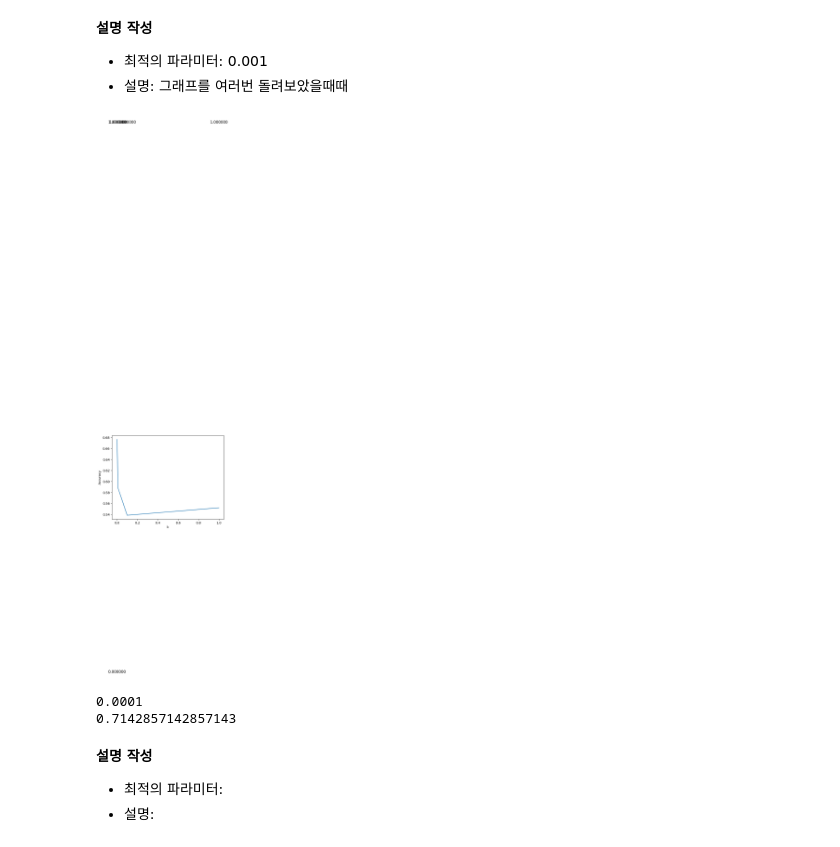
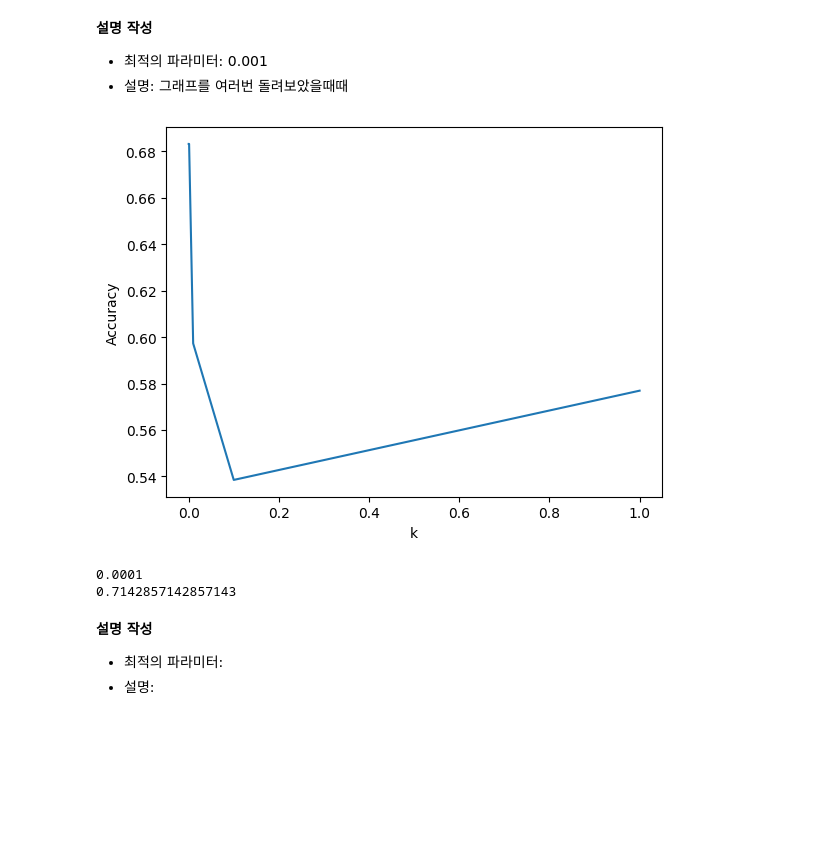
Before and after one commit to ajou20658/2023S-Ajou-ML, a Jupyter notebook: HW2.ipynb, the cells around one changed output. Drawn from its saved outputs; the diff is of its cells as text; code cells hidden in the pictures; blank space fills up the shorter version.

```diff
--- a/HW2.ipynb
+++ b/HW2.ipynb
@@ -416,7 +417,7 @@ import matplotlib.ticker as ticker
 ### 문제 1 ###
 ### 코드 작성 ###
 distance_metrics=['euclidean','manhattan']
-k_values=[3,5,7,9,11,13,15,17]
+k_values=[3,5,7,9,11,13,15,17,19,21,23,25,27,29]
 train=[]
 valid=[]
 bestacc=0
@@ -530,9 +531,6 @@ for i in x:
 plt.plot(x,accuracy,label="linear")
 plt.xlabel('k')
 plt.ylabel('Accuracy')
-for i in range(len(x)):
-    height = y[i]
-    plt.text(x[i], height + 0.25, '%f' %height, ha='center', va='bottom', size = 12)
 plt.show()
 svm = SVC(C=bestx,kernel='linear')
 svm.fit(X_svm,y_svm)
@@ -556,37 +554,34 @@ X_svm=X_train
 y_svm=y_train
 X_svm.append(X_val)
 y_svm.append(y_val)
 accuracy=[]
 bestx=0
 bestaccuracy=0
 # print(y_train)
 # print(y_svm)
 loo = LeaveOneOut()
 for i in x:
   svm = LinearSVC(C=i)
   cv_scores=cross_val_score(svm,X_svm,y_svm,cv=loo)
   termacc=np.mean(cv_scores)
   accuracy.append(termacc)
   if termacc>bestaccuracy:
     bestx=i
     bestaccuracy=termacc
 
 
 plt.plot(x,accuracy,label="linear")
 plt.xlabel('k')
 plt.ylabel('Accuracy')
-for i in range(len(x)):
-    height = y[i]
-    plt.text(x[i], height + 0.25, '%f' %height, ha='center', va='bottom', size = 12)
 plt.show()
 svm = LinearSVC(C=bestx)
 svm.fit(X_svm,y_svm)
 result=svm.score(X_test,y_test)
 print(bestx)
 print(result)
 ############
 # %% [output]
-[figure, old version]
+[figure, new version]
 0.0001
 0.7142857142857143
 # %% [markdown]
```
Also changed, not shown: parts of 9 cells of this notebook.
